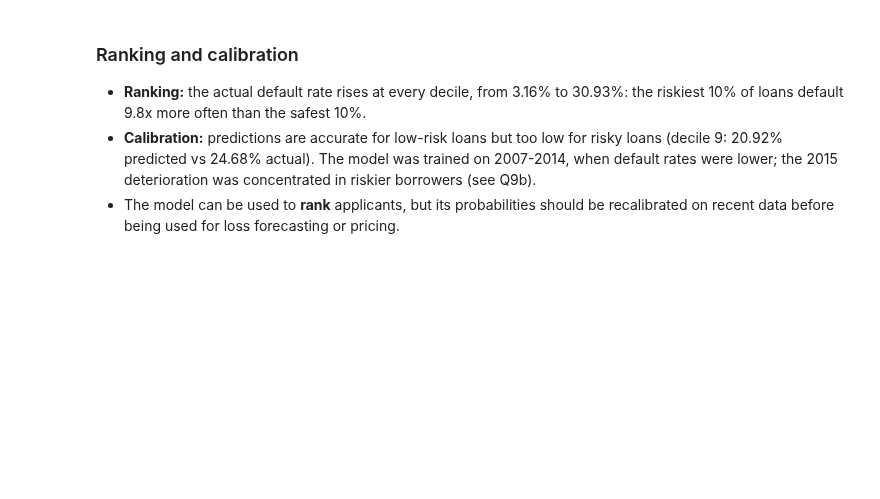
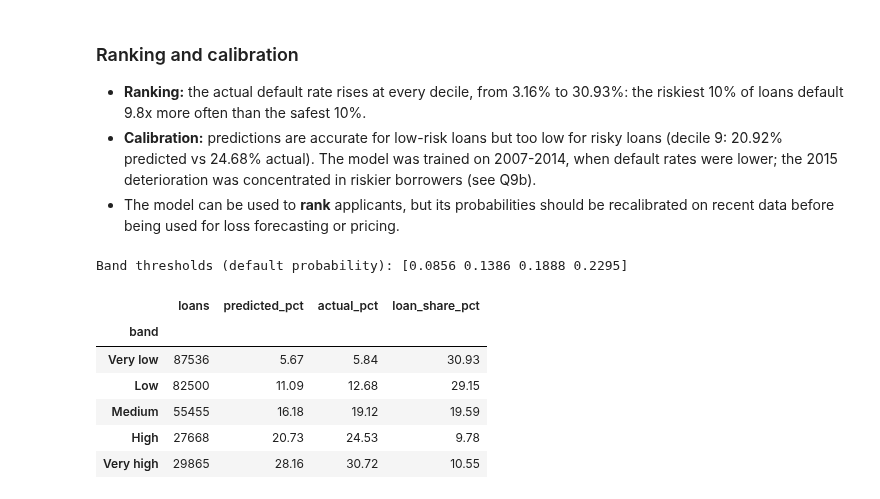
Before and after one commit to CavitDursun07/lending_club_credit_risk, a Jupyter notebook: notebooks/04_default_model.ipynb, the cells around one changed output. Cells and saved outputs as stored; diff of their text form; code cells hidden in the pictures; blank space fills up the shorter version.

Commit message:
Add risk bands with thresholds fixed on training data

```diff
--- a/notebooks/04_default_model.ipynb
+++ b/notebooks/04_default_model.ipynb
@@ -339,3 +339,39 @@ decile_table.round(2)
   the 2015 deterioration was concentrated in riskier borrowers (see Q9b).
 - The model can be used to **rank** applicants, but its probabilities should be recalibrated on recent data
   before being used for loss forecasting or pricing.
+# %%
+BAND_LABELS = ["Very low", "Low", "Medium", "High", "Very high"]
+
+train_scores_b = models["Model B"].predict_proba(train[FEATURES_B])[:, 1]
+band_thresholds = np.quantile(train_scores_b, [0.30, 0.60, 0.80, 0.90])
+band_edges = [0, *band_thresholds, 1]
+
+
+def assign_band(scores):
+    """Risk band from predicted default probability, using thresholds fixed on training data."""
+    return pd.cut(scores, bins=band_edges, labels=BAND_LABELS, include_lowest=True)
+
+
+print("Band thresholds (default probability):", np.round(band_thresholds, 4))
+
+band_table = (
+    pd.DataFrame({
+        "band": assign_band(scores_b),
+        "predicted": scores_b,
+        "actual": test["is_default"].values,
+    })
+    .groupby("band", observed=True)
+    .agg(loans=("actual", "size"), predicted_pct=("predicted", "mean"), actual_pct=("actual", "mean"))
+)
+band_table["loan_share_pct"] = band_table["loans"] / band_table["loans"].sum() * 100
+band_table[["predicted_pct", "actual_pct"]] *= 100
+band_table.round(2)
+# %% [output]
+Band thresholds (default probability): [0.0856 0.1386 0.1888 0.2295]
+|  | loans | predicted_pct | actual_pct | loan_share_pct |
+| band |  |  |  |  |
+| Very low | 87536 | 5.67 | 5.84 | 30.93 |
+| Low | 82500 | 11.09 | 12.68 | 29.15 |
+| Medium | 55455 | 16.18 | 19.12 | 19.59 |
+| High | 27668 | 20.73 | 24.53 | 9.78 |
+| Very high | 29865 | 28.16 | 30.72 | 10.55 |
```
Also changed, not shown: parts of 1 cell of this notebook.
